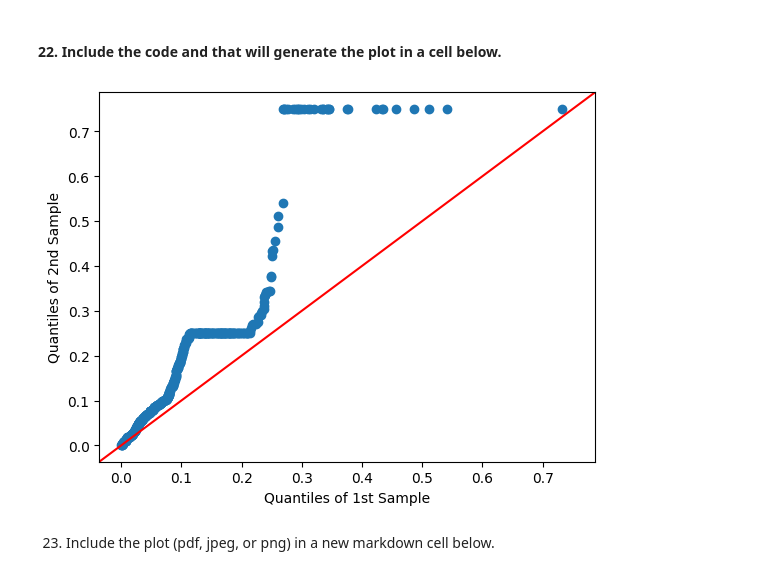
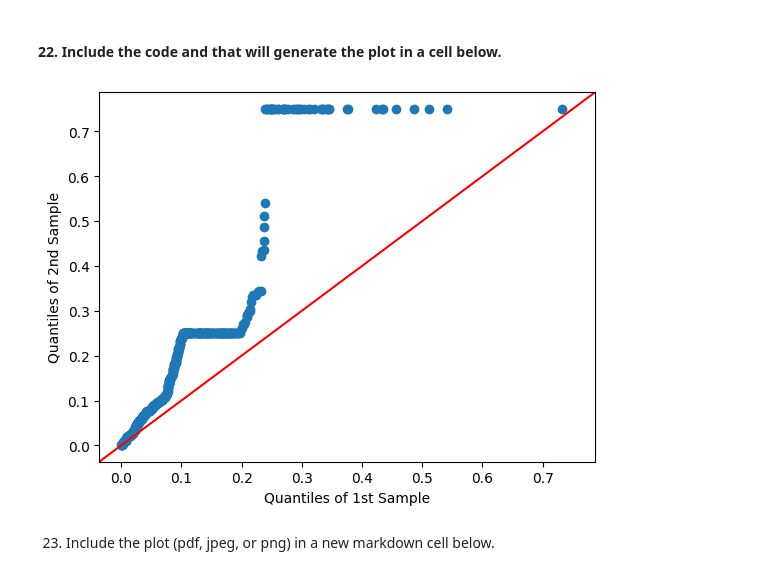
Before and after one commit to tonyzh150/Ecs132-Project, a Jupyter notebook: ECS132_Project_Spring_2025_Draft.ipynb, the cells around one changed output. Saved outputs shown, nothing was run; the diff lists cells and outputs as text; code cells hidden in the pictures.

```diff
--- a/ECS132_Project_Spring_2025_Draft.ipynb
+++ b/ECS132_Project_Spring_2025_Draft.ipynb
@@ -591,20 +716,16 @@ For this project, using the qqplot_2samples, get the Q-Q plot of the inter-packe
 # %%
 # convert_traffic_data-V2.csv
 traffic_data_orig = pd.read_csv('Data/Traffic_data_orig.csv')
 orig_data = np.diff(traffic_data_orig['Time'])
 convert_traffic_data = pd.read_csv('convert_traffic_data-V2.csv')
 convert_data = np.diff(convert_traffic_data['Time'])
 
-# min = __builtins__.min
-# accidentally set min=0 in previous part, so if you have problem generating this plot and a TypeError showed up about the below line, uncomment the above line and run again
-min_len = min(len(orig_data), len(convert_data))
-orig_data = orig_data[:min_len]
-convert_data = convert_data[:min_len]
+convert_data = convert_data[:len(orig_data)]
 
 sm.qqplot_2samples(orig_data, convert_data, line ='45')
-plt.savefig('inter_packet_delays_qqplot.png')
+plt.savefig('ipd_qqplot.png')
 # %% [output]
-[figure, old version]
+[figure, new version]
 # %% [markdown]
 23. Include the plot (pdf, jpeg, or png) in a new markdown cell below.
 # %% [markdown]
```
Also changed, not shown: parts of 32 cells of this notebook, 16 other files.
